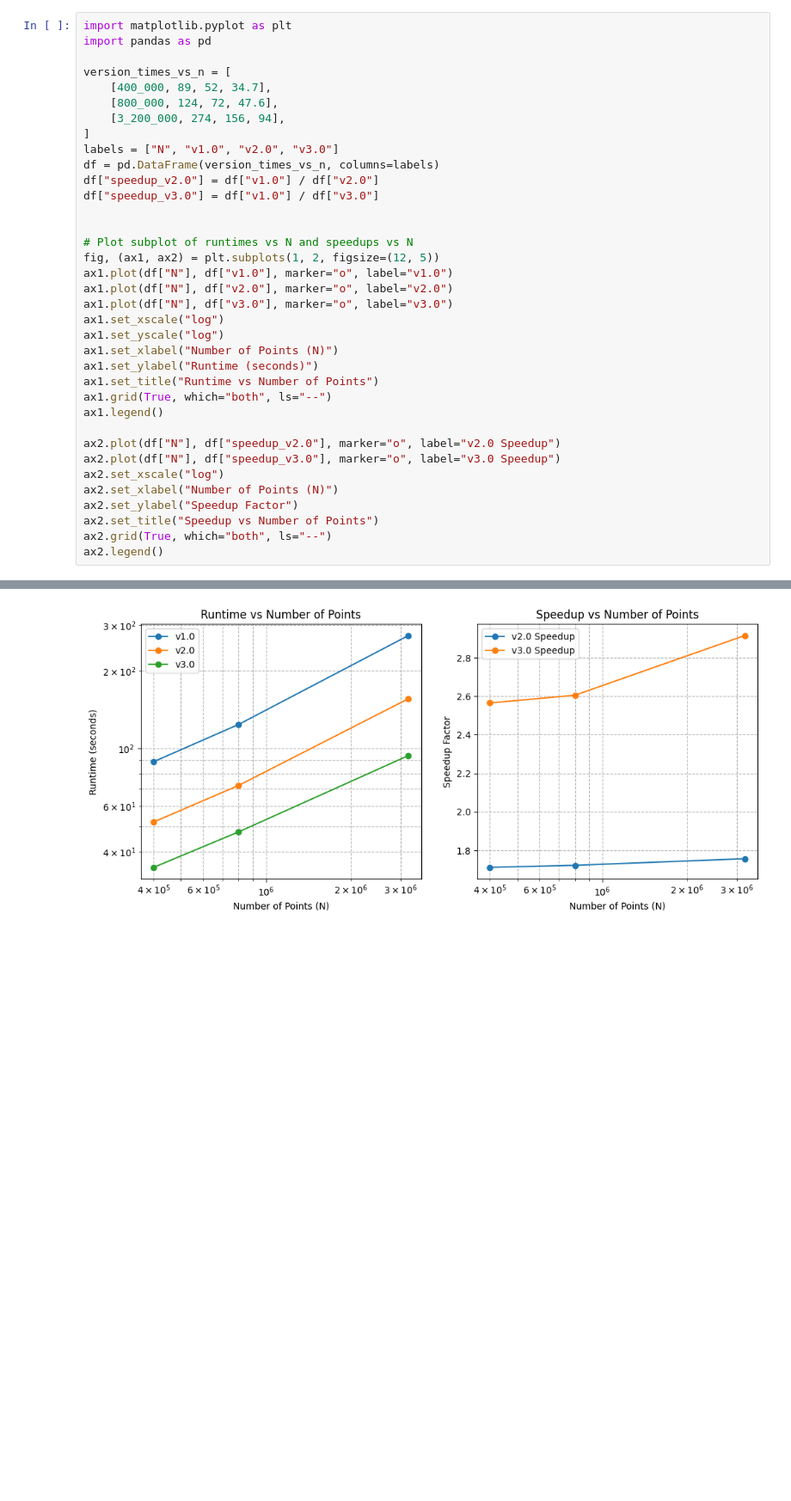
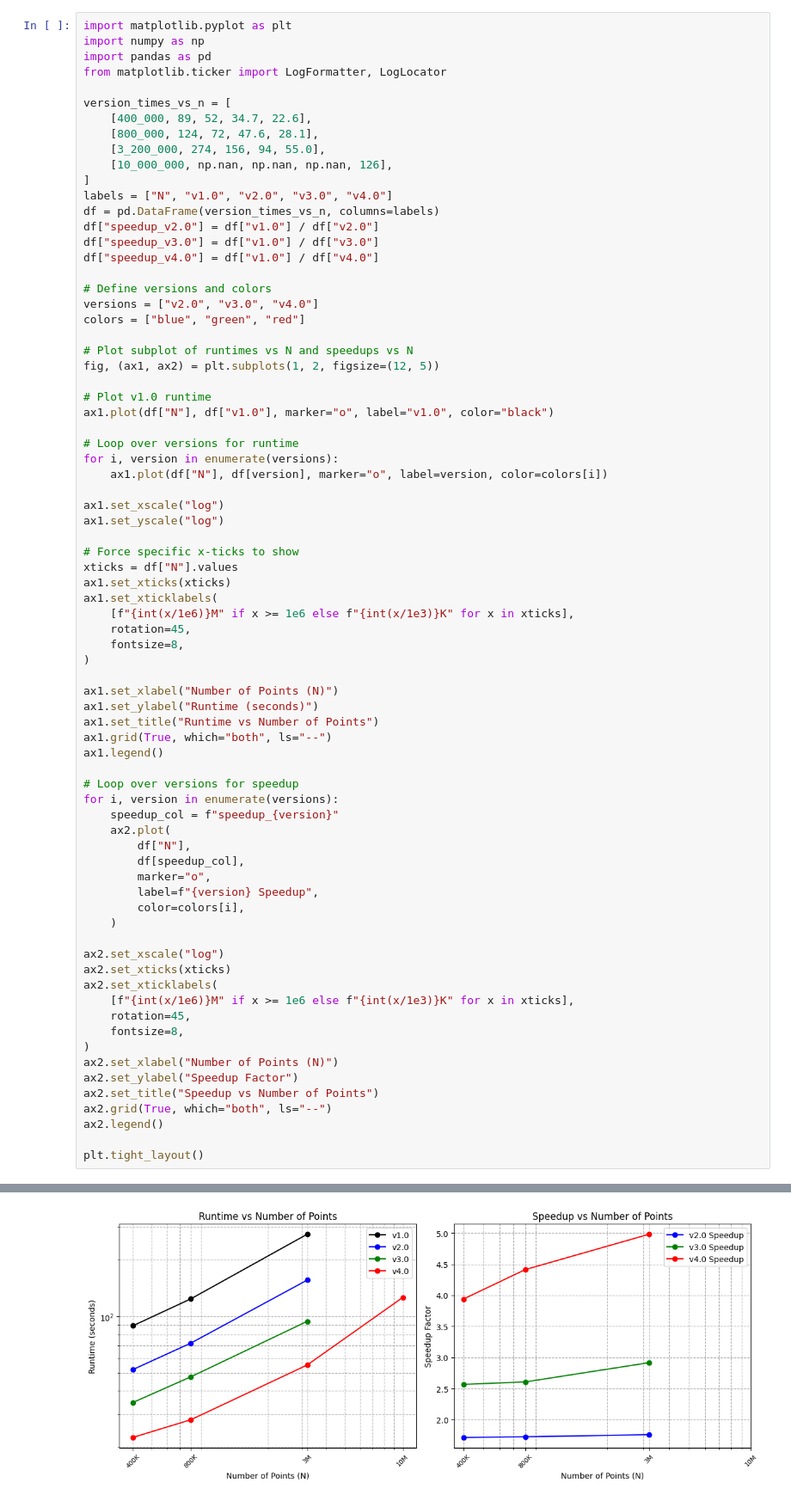
Before and after one commit to ut-padas/affini, a Jupyter notebook: docs/speedup.ipynb, the cells around one changed output, grey strips where cells are left out. Shown at 86% size. Cells and saved outputs as stored; diff of their text form; blank space fills up the shorter version.

Commit message:
Update plots

```diff
--- a/docs/speedup.ipynb
+++ b/docs/speedup.ipynb
@@ -1,37 +1,76 @@
 # %%
 import matplotlib.pyplot as plt
+import numpy as np
 import pandas as pd
+from matplotlib.ticker import LogFormatter, LogLocator
 
 version_times_vs_n = [
-    [400_000, 89, 52, 34.7],
-    [800_000, 124, 72, 47.6],
-    [3_200_000, 274, 156, 94],
+    [400_000, 89, 52, 34.7, 22.6],
+    [800_000, 124, 72, 47.6, 28.1],
+    [3_200_000, 274, 156, 94, 55.0],
+    [10_000_000, np.nan, np.nan, np.nan, 126],
 ]
-labels = ["N", "v1.0", "v2.0", "v3.0"]
+labels = ["N", "v1.0", "v2.0", "v3.0", "v4.0"]
 df = pd.DataFrame(version_times_vs_n, columns=labels)
 df["speedup_v2.0"] = df["v1.0"] / df["v2.0"]
 df["speedup_v3.0"] = df["v1.0"] / df["v3.0"]
+df["speedup_v4.0"] = df["v1.0"] / df["v4.0"]
 
+# Define versions and colors
+versions = ["v2.0", "v3.0", "v4.0"]
+colors = ["blue", "green", "red"]
 
 # Plot subplot of runtimes vs N and speedups vs N
 fig, (ax1, ax2) = plt.subplots(1, 2, figsize=(12, 5))
-ax1.plot(df["N"], df["v1.0"], marker="o", label="v1.0")
-ax1.plot(df["N"], df["v2.0"], marker="o", label="v2.0")
-ax1.plot(df["N"], df["v3.0"], marker="o", label="v3.0")
+
+# Plot v1.0 runtime
+ax1.plot(df["N"], df["v1.0"], marker="o", label="v1.0", color="black")
+
+# Loop over versions for runtime
+for i, version in enumerate(versions):
+    ax1.plot(df["N"], df[version], marker="o", label=version, color=colors[i])
+
 ax1.set_xscale("log")
 ax1.set_yscale("log")
+
+# Force specific x-ticks to show
+xticks = df["N"].values
+ax1.set_xticks(xticks)
+ax1.set_xticklabels(
+    [f"{int(x/1e6)}M" if x >= 1e6 else f"{int(x/1e3)}K" for x in xticks],
+    rotation=45,
+    fontsize=8,
+)
+
 ax1.set_xlabel("Number of Points (N)")
 ax1.set_ylabel("Runtime (seconds)")
 ax1.set_title("Runtime vs Number of Points")
 ax1.grid(True, which="both", ls="--")
 ax1.legend()
 
-ax2.plot(df["N"], df["speedup_v2.0"], marker="o", label="v2.0 Speedup")
-ax2.plot(df["N"], df["speedup_v3.0"], marker="o", label="v3.0 Speedup")
+# Loop over versions for speedup
+for i, version in enumerate(versions):
+    speedup_col = f"speedup_{version}"
+    ax2.plot(
+        df["N"],
+        df[speedup_col],
+        marker="o",
+        label=f"{version} Speedup",
+        color=colors[i],
+    )
+
 ax2.set_xscale("log")
+ax2.set_xticks(xticks)
+ax2.set_xticklabels(
+    [f"{int(x/1e6)}M" if x >= 1e6 else f"{int(x/1e3)}K" for x in xticks],
+    rotation=45,
+    fontsize=8,
+)
 ax2.set_xlabel("Number of Points (N)")
 ax2.set_ylabel("Speedup Factor")
 ax2.set_title("Speedup vs Number of Points")
 ax2.grid(True, which="both", ls="--")
 ax2.legend()
+
+plt.tight_layout()
 # %% [output]
@@ -39 +77 @@ ax2.legend()
-[figure, old version]
+[figure, new version]
```
Also changed, not shown: parts of 1 cell of this notebook, 1 other file.
